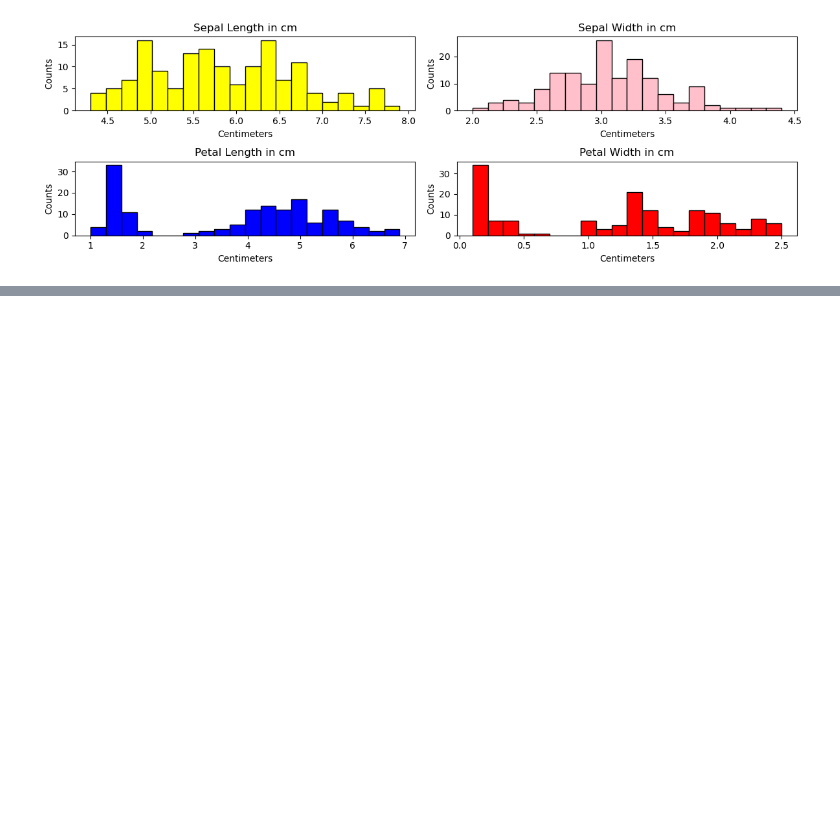
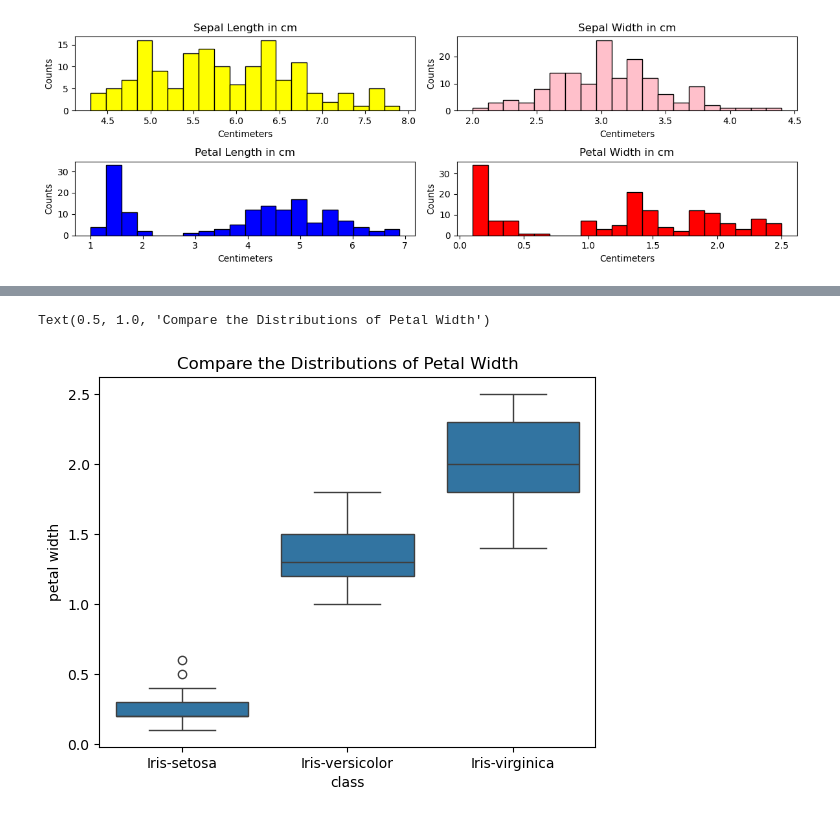
Before and after one commit to EmmaChubbCode/pands-project, a Jupyter notebook: analysis_desc.ipynb, the cells around one changed output, grey strips where cells are left out. Cells and saved outputs as stored; diff of their text form; code cells hidden in the pictures; blank space fills up the shorter version.

```diff
--- a/analysis_desc.ipynb
+++ b/analysis_desc.ipynb
@@ -276,0 +319,6 @@ plt.show()
+# %%
+## repeat for other features
+sns.boxplot(x="class", y="petal width", data=iris_df).set_title("Compare the Distributions of Petal Width")
+# %% [output]
+Text(0.5, 1.0, 'Compare the Distributions of Petal Width')
+[figure, added]
```
Also changed, not shown: parts of 6 cells of this notebook.
